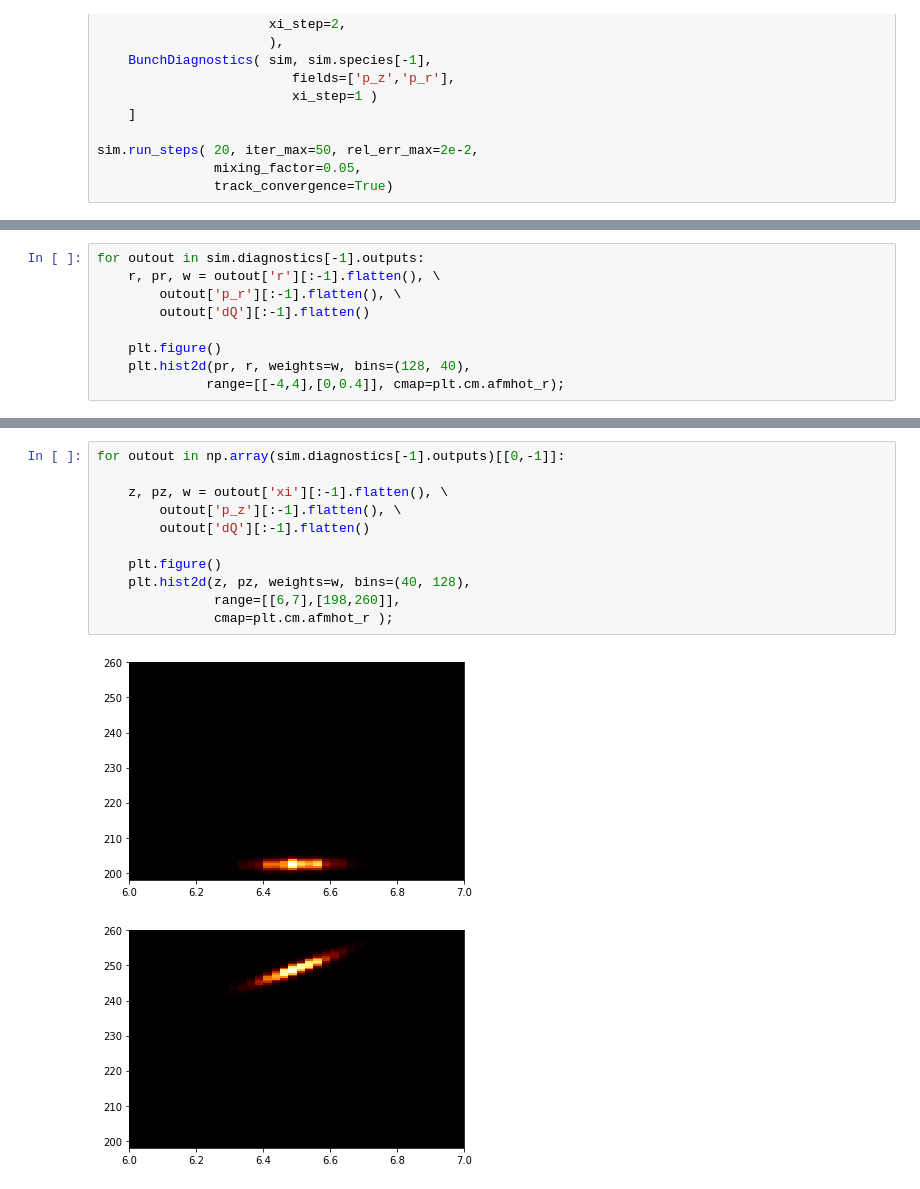
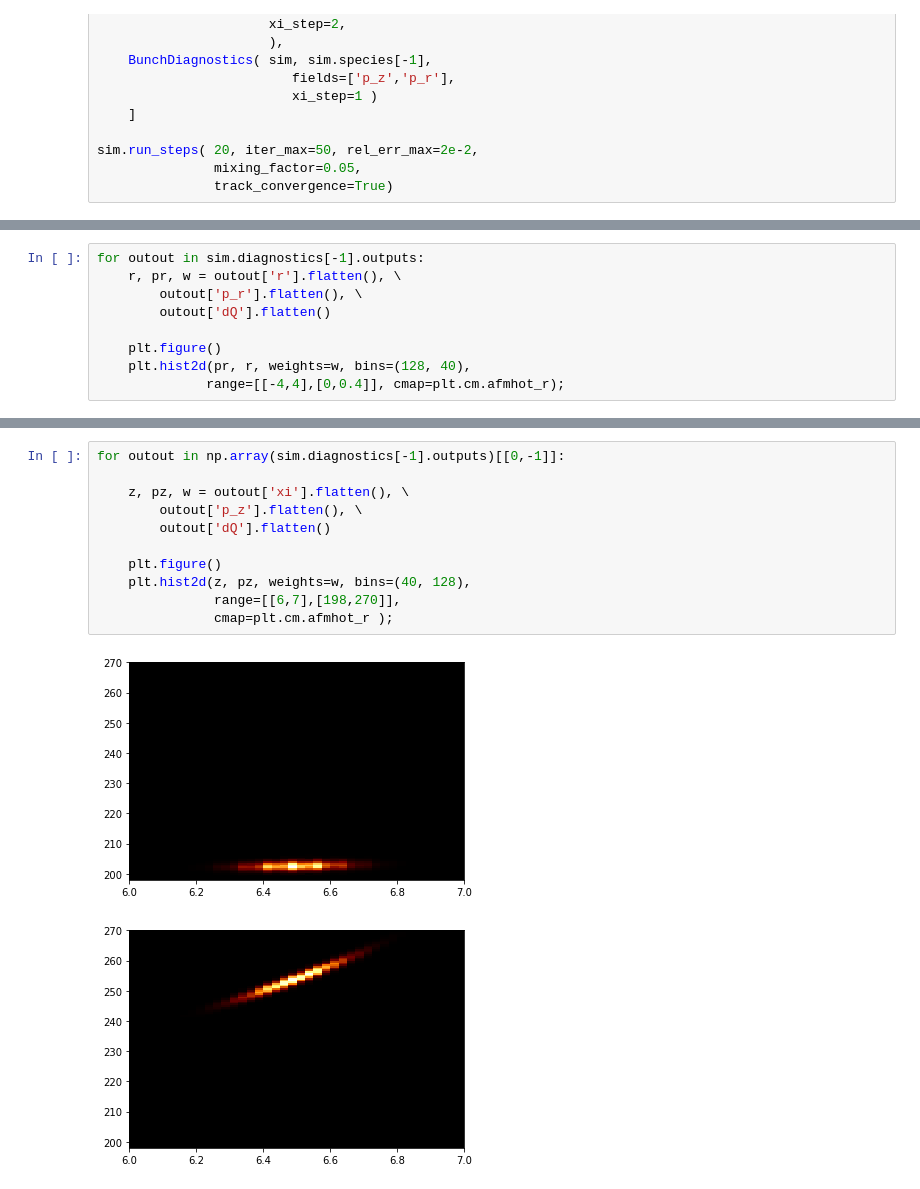
Before and after one commit to viktoriiazakharova/QSA_PWFA, a Jupyter notebook: example/sim_test_multistep.ipynb, the cells around one changed output, grey strips where cells are left out. Cells and saved outputs as stored; diff of their text form.

```diff
--- a/example/sim_test_multistep.ipynb
+++ b/example/sim_test_multistep.ipynb
@@ -124,8 +124,8 @@ for fld in diag.fields:
 # %%
 for outout in sim.diagnostics[-1].outputs:
-    r, pr, w = outout['r'][:-1].flatten(), \
-        outout['p_r'][:-1].flatten(), \
-        outout['dQ'][:-1].flatten()
+    r, pr, w = outout['r'].flatten(), \
+        outout['p_r'].flatten(), \
+        outout['dQ'].flatten()
 
     plt.figure()
     plt.hist2d(pr, r, weights=w, bins=(128, 40),
@@ -147,14 +147,14 @@ for outout in sim.diagnostics[-1].outputs:
 # %%
 for outout in np.array(sim.diagnostics[-1].outputs)[[0,-1]]:
 
-    z, pz, w = outout['xi'][:-1].flatten(), \
-        outout['p_z'][:-1].flatten(), \
-        outout['dQ'][:-1].flatten()
+    z, pz, w = outout['xi'].flatten(), \
+        outout['p_z'].flatten(), \
+        outout['dQ'].flatten()
 
     plt.figure()
     plt.hist2d(z, pz, weights=w, bins=(40, 128),
-               range=[[6,7],[198,260]],
+               range=[[6,7],[198,270]],
                cmap=plt.cm.afmhot_r );
 # %% [output]
-[figure, old version]
+[figure, new version]
-[figure, old version]
+[figure, new version]
```
Also changed, not shown: parts of 2 cells of this notebook, 1 other file.
